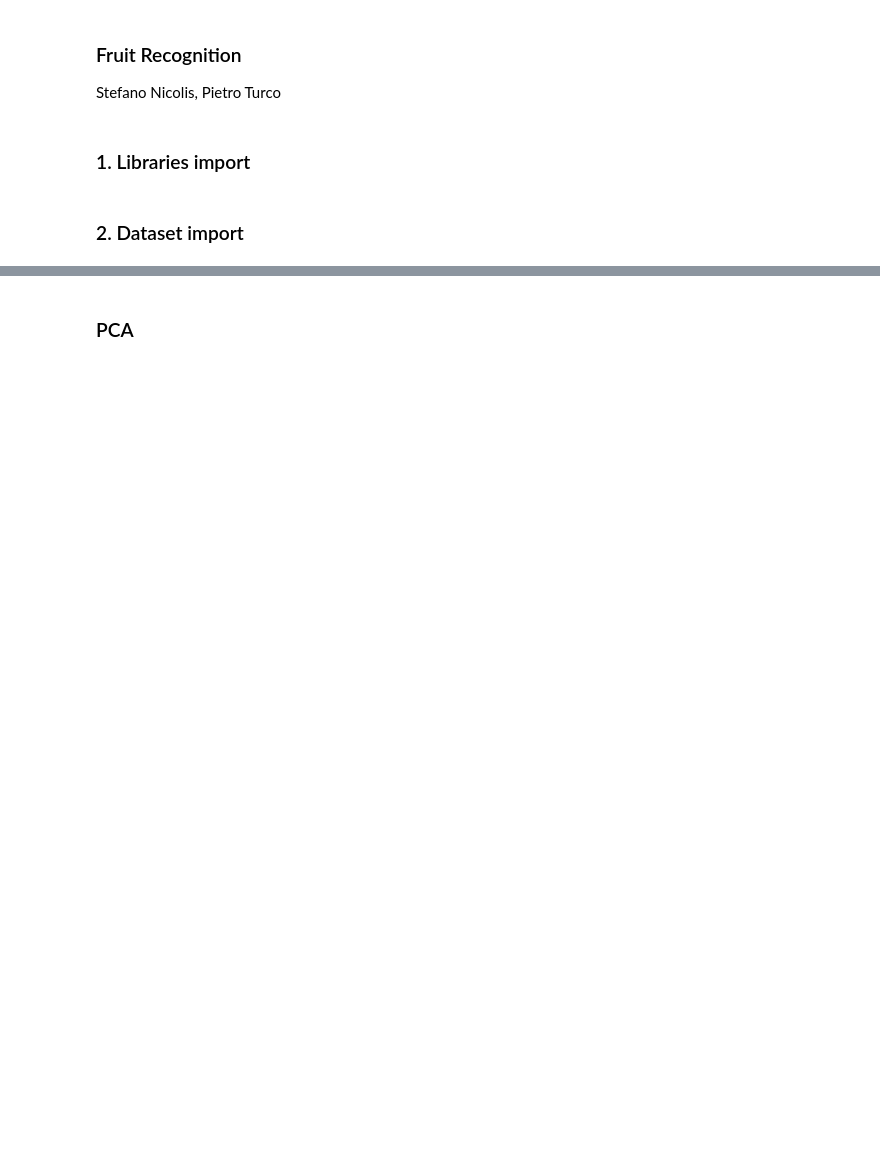
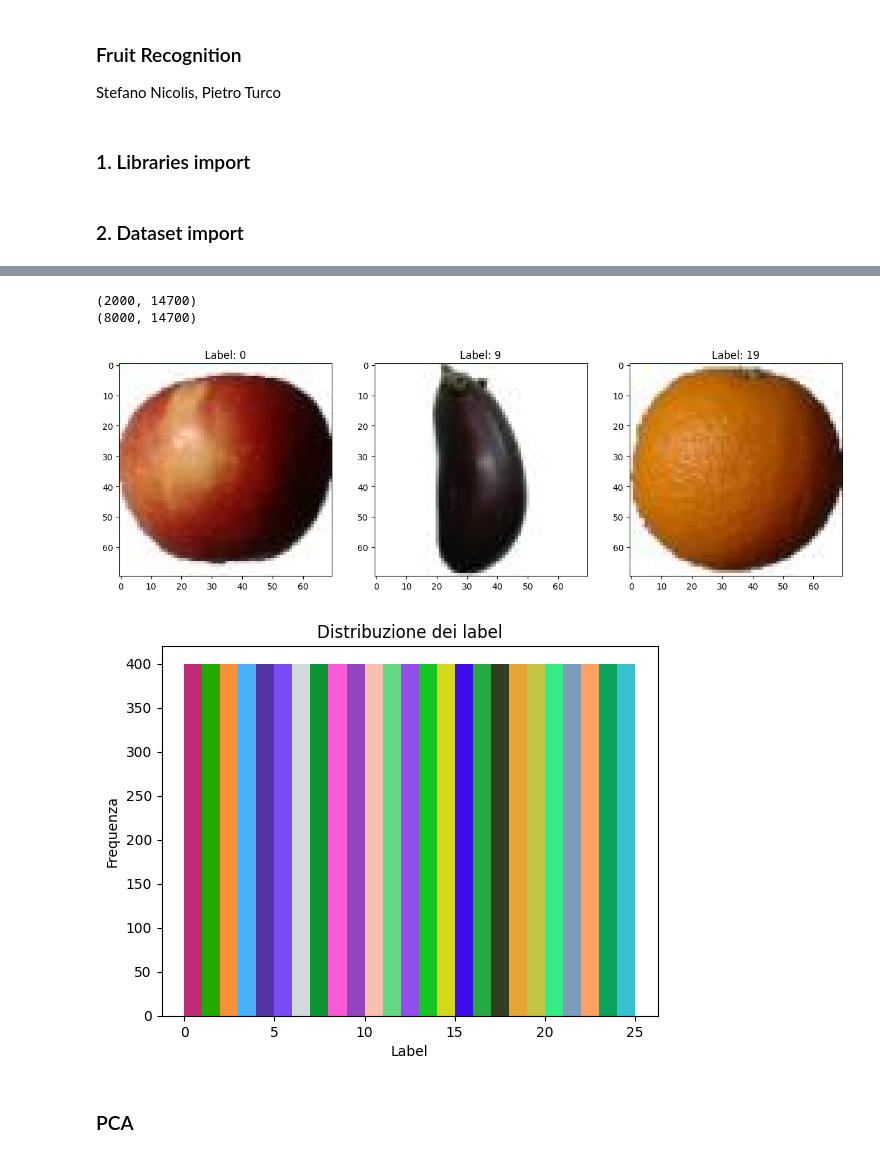
Before and after one commit to Thiird/mlai, a Jupyter notebook: project.ipynb, the cells around one changed output, grey strips where cells are left out. Cells and saved outputs as stored; diff of their text form; code cells hidden in the pictures; blank space fills up the shorter version.

```diff
--- a/project.ipynb
+++ b/project.ipynb
@@ -72,3 +19,50 @@ test_labels_cnn = torch.from_numpy(test_labels).long()
+# %%
+data_set_path = 'C:\\F_drive\\Ste\\UNIVERSITÀ\\Magistrale\\ML&AI\\images\\selected_datasets\\dataset.csv'
+
+full_data = np.loadtxt(open(data_set_path, "rb"), delimiter = ",", dtype = int, skiprows = 0)
+# Extract label column
+full_labels = full_data[:, 0]
+# Remove label column
+full_data = full_data[:,1:]
+
+# Split dataset into training and test, 80%/20%
+train_data, test_data, train_labels, test_labels = train_test_split(full_data, full_labels, test_size = 0.2)
+print(test_data.shape)
+print(train_data.shape)
+
+# Plottare le immagini del primo, decimo e ventesimo label
+fig, axs = plt.subplots(1, 3, figsize = (15, 5))
+for i, idx in enumerate([0, 9, 19]):
+    # Estrarre l'immagine corrispondente al label
+    image = full_data[full_labels == idx][0]
+    # Ridimensionare l'immagine per visualizzarla correttamente
+    image = image.reshape(70, 70, 3)
+    # Plottare l'immagine
+    axs[i].imshow(image)
+    axs[i].set_title(f'Label: {idx}')
+plt.show()
+
+# Plottare l'istogramma della distribuzione dei label
+n, bins, patches = plt.hist(full_labels, bins=range(26))
+#Colorare ogni barra con un colore diverso
+colors = np.random.rand(25, 3)
+for i in range(25):
+    patches[i].set_fc(colors[i])
+plt.title('Distribuzione dei label')
+plt.xlabel('Label')
+plt.ylabel('Frequenza')
+plt.show()
+
+# Convert data and label from NumPy to PyTorch Tensor for CNN use
+train_data_cnn = torch.from_numpy(train_data).float()
+train_labels_cnn = torch.from_numpy(train_labels).long()
+test_data_cnn = torch.from_numpy(test_data).float()
+test_labels_cnn = torch.from_numpy(test_labels).long()
+# %% [output]
+(2000, 14700)
+(8000, 14700)
+[figure, added]
+[figure, added]
 # %% [markdown]
 ### PCA
 # %%
```
Also changed, not shown: parts of 10 cells of this notebook.
